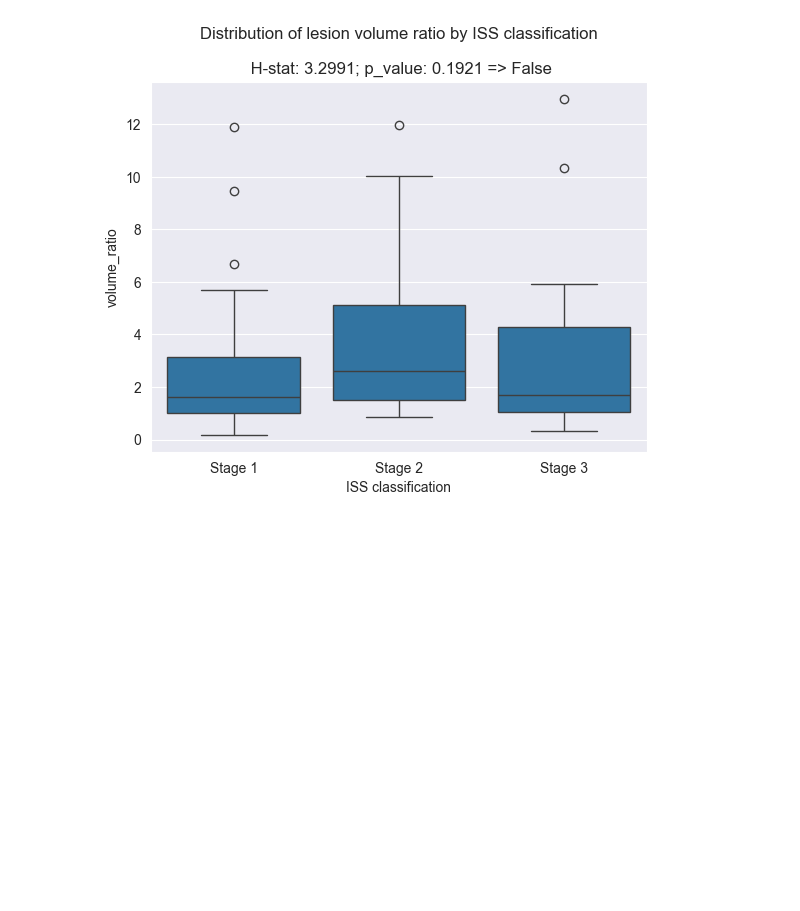
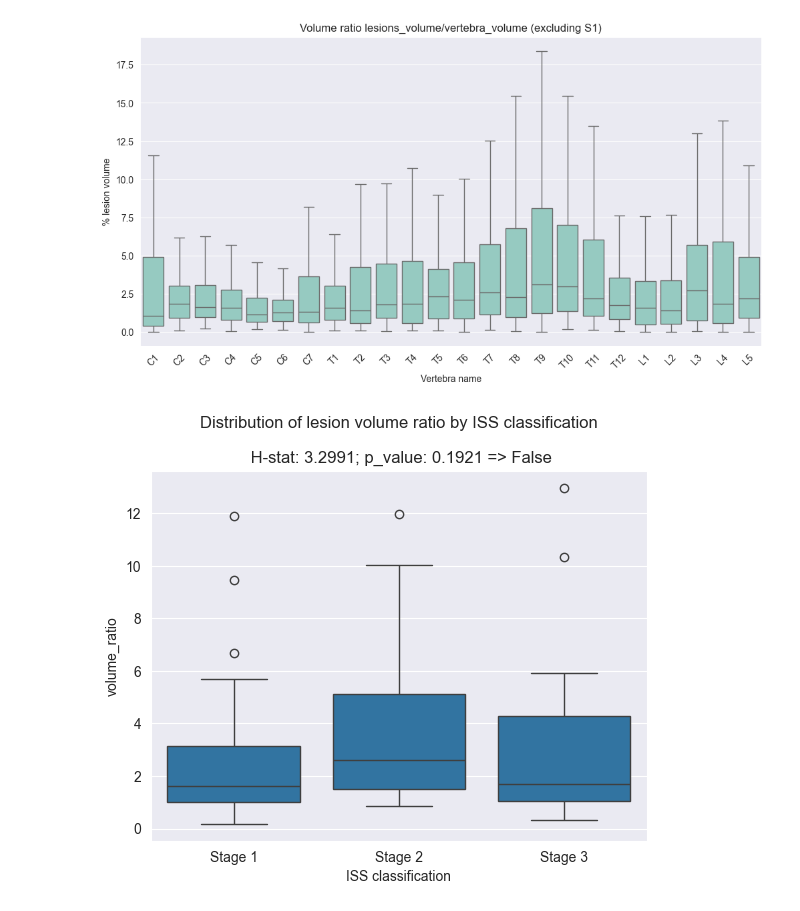
Before and after one commit to lukas1110/Analysis-of-multiple-myelomas-from-dual-CT, a Jupyter notebook: _RESULTS_/lesions_volume_ratio.ipynb, the cells around one changed output. Cells and saved outputs as stored; diff of their text form; code cells hidden in the pictures; blank space fills up the shorter version.

```diff
--- a/_RESULTS_/lesions_volume_ratio.ipynb
+++ b/_RESULTS_/lesions_volume_ratio.ipynb
@@ -1,3 +31,57 @@
+# %%
+import os
+import pandas as pd
+import seaborn as sns
+import matplotlib.pyplot as plt
+
+main_folder = r"E:\DATA_Myelomy"
+
+vertebra_data = []
+lesion_data = []
+
+for folder_name in os.listdir(main_folder):
+    folder_path = os.path.join(main_folder, folder_name)
+
+    vertebra_csv = os.path.join(folder_path, "BMD_radiomics_vertebrae_features.csv")
+    lesion_csv = os.path.join(folder_path, "BMD_radiomics_lesions_features.csv")
+
+    if os.path.isfile(vertebra_csv):
+        df_v = pd.read_csv(vertebra_csv)
+        df_v = df_v[['vertebra_name', 'original_shape_VoxelVolume']]
+        vertebra_data.append(df_v)
+
+    if os.path.isfile(lesion_csv):
+        df_l = pd.read_csv(lesion_csv)
+        df_l = df_l[['vertebra_name', 'original_shape_VoxelVolume']]
+        lesion_data.append(df_l)
+
+# combine all vertebra and lesion data
+df_vertebra = pd.concat(vertebra_data, ignore_index=True)
+df_lesion = pd.concat(lesion_data, ignore_index=True)
+
+df_lesion["lesions_volume"] = df_lesion["original_shape_VoxelVolume"]
+df_vertebra["vertebra_volume"] = df_vertebra["original_shape_VoxelVolume"]
+
+# merge with vertebra volume, fill missing lesion sums with 0
+df = pd.merge(df_vertebra, df_lesion, on='vertebra_name', how='left')
+
+# calculate lesion percentage
+df['lesion_percent'] = df['lesions_volume'] / df['vertebra_volume'] * 100
+
+# remove S1 vertebra
+df = df[df['vertebra_name'] != 'S1']
+
+# visualization
+plt.figure(figsize=(12,6))
+sns.set_style("darkgrid")
+sns.boxplot(x='vertebra_name', y='lesion_percent', data=df, showfliers=False)
+plt.title('Volume ratio lesions_volume/vertebra_volume (excluding S1)')
+plt.xlabel('Vertebra name')
+plt.ylabel('% lesion volume')
+plt.xticks(rotation=45)
+plt.show()
+# %% [output]
+[figure, added]
 # %%
 # RELATION BETWEEN LESIONS VOLUME RATIO AND CLINICAL VARIABLES -> KRUSKAL-WALLIS TEST
 import pandas as pd
```
Also changed, not shown: parts of 2 cells of this notebook, 2 other files.
